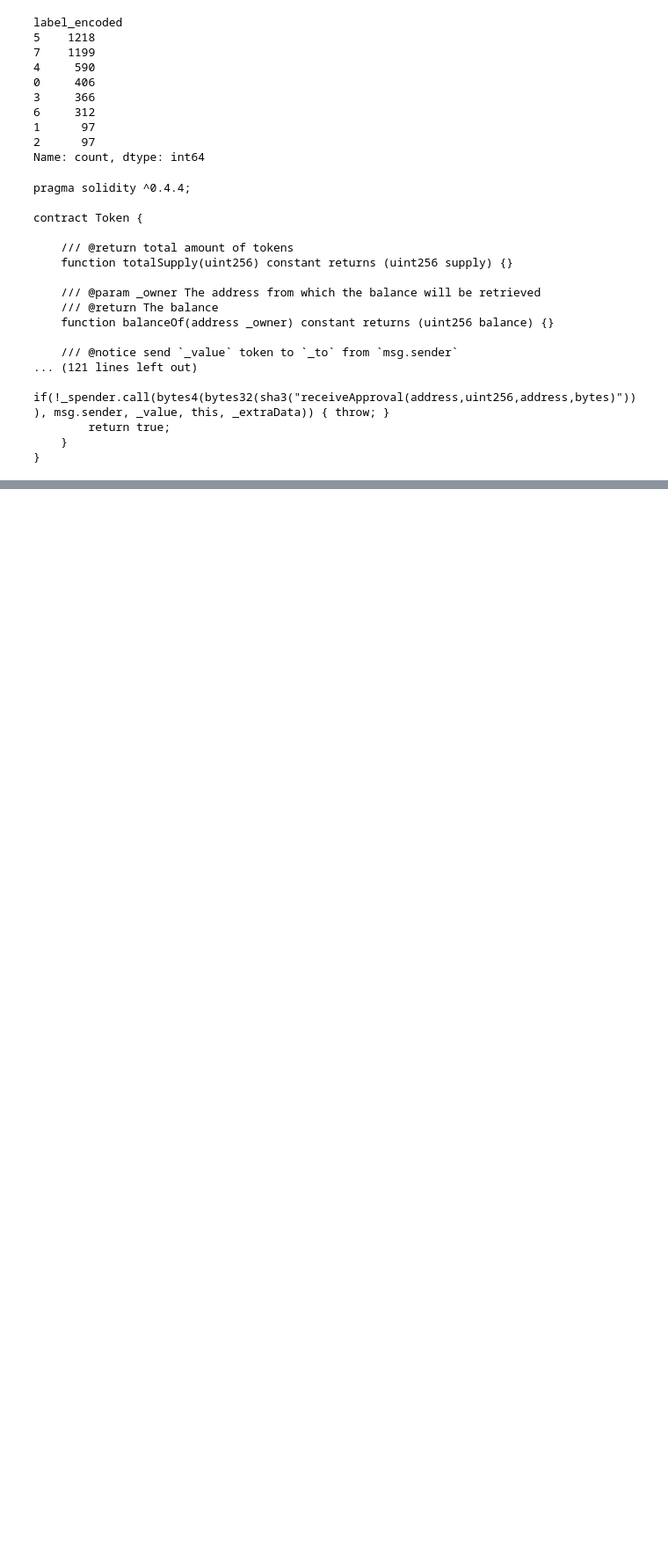
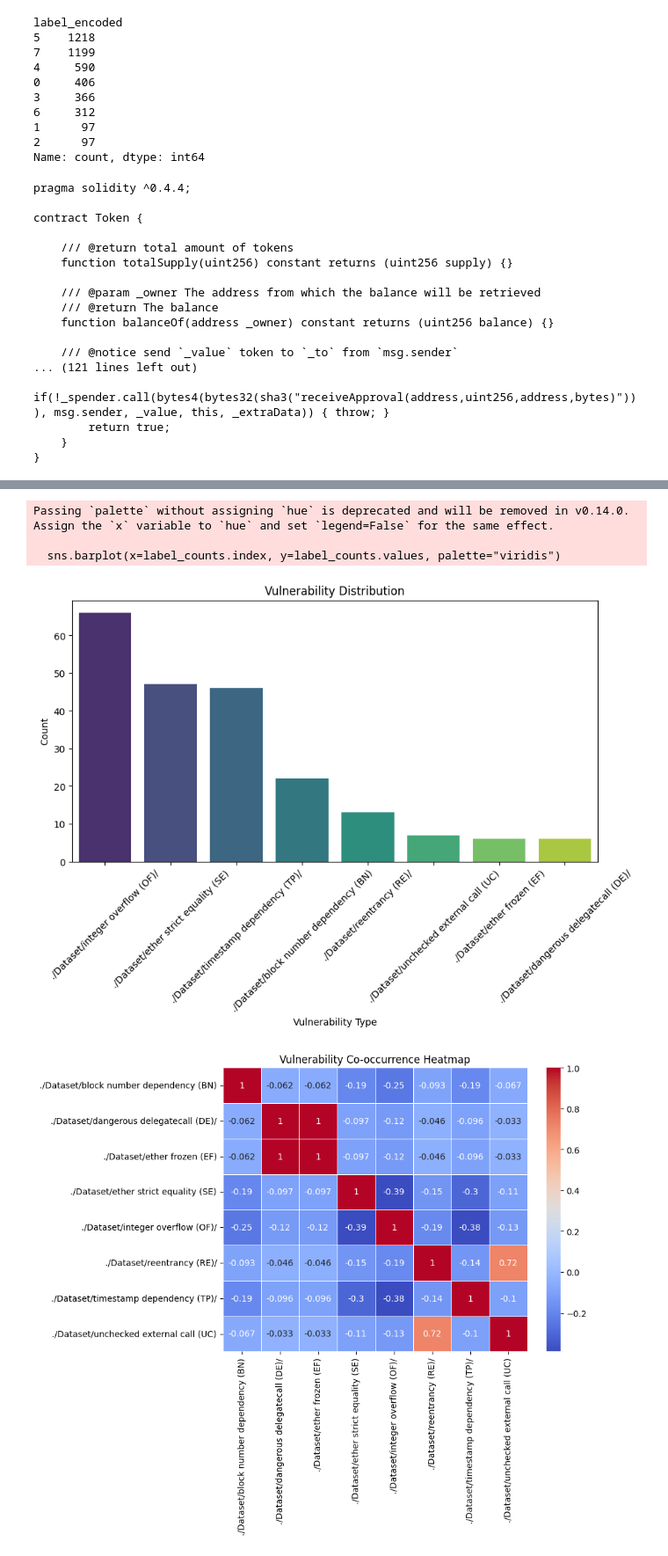
Before and after one commit to SophiaLuan-uwo/Smart_Contract_Vulnerabilities_Project, a Jupyter notebook: Smart_Contract_Vulnerabilities.ipynb, the cells around one changed output, grey strips where cells are left out. Shown at 88% size. Cells and saved outputs as stored; diff of their text form; code cells hidden in the pictures; blank space fills up the shorter version.

```diff
--- a/Smart_Contract_Vulnerabilities.ipynb
+++ b/Smart_Contract_Vulnerabilities.ipynb
@@ -77,0 +111,47 @@ contract Token {
+# %%
+import pandas as pd
+import matplotlib.pyplot as plt
+import seaborn as sns
+from wordcloud import WordCloud
+
+# Load dataset
+df = pd.read_csv("SC_Vuln_8label_Processed.csv")
+
+### === 1️⃣ Basic Dataset Information === ###
+print("📌 Dataset Overview:")
+print(df.info())   # Data types & missing values
+print("\n🔹 Missing Value Statistics:\n", df.isnull().sum())
+print("\n🔹 Total Rows in Dataset:", df.shape[0])
+
+# Check if filenames are unique
+print("\n🔹 Unique Filenames:", df["filename"].nunique())
+
+# Count label (vulnerability) distribution
+label_cols = [
+    "./Dataset/block number dependency (BN)",
+    "./Dataset/dangerous delegatecall (DE)/",
+    "./Dataset/ether frozen (EF)",
+    "./Dataset/ether strict equality (SE)",
+    "./Dataset/integer overflow (OF)/",
+    "./Dataset/reentrancy (RE)/",
+    "./Dataset/timestamp dependency (TP)/",
+    "./Dataset/unchecked external call (UC)"
+]
+label_counts = df[label_cols].sum().sort_values(ascending=False)
+print("\n🔹 Vulnerability Label Distribution:\n", label_counts)
+
+### === 2️⃣ Label Distribution Visualization === ###
+plt.figure(figsize=(10,5))
+sns.barplot(x=label_counts.index, y=label_counts.values, palette="viridis")
+plt.xticks(rotation=45)
+plt.xlabel("Vulnerability Type")
+plt.ylabel("Count")
+plt.title("Vulnerability Distribution")
+plt.show()
+
+### === 3️⃣ Co-occurrence Analysis (Heatmap) === ###
+plt.figure(figsize=(8,6))
+sns.heatmap(df[label_cols].corr(), annot=True, cmap="coolwarm", linewidths=0.5)
+plt.title("Vulnerability Co-occurrence Heatmap")
+plt.show()
+# %% [output]
@@ -78,3 +175,8 @@ contract Token {
+Passing `palette` without assigning `hue` is deprecated and will be removed in v0.14.0. Assign the `x` variable to `hue` and set `legend=False` for the same effect.
+
+  sns.barplot(x=label_counts.index, y=label_counts.values, palette="viridis")
+[figure, added]
+[figure, added]
 # %%
 # solidity_stopwords = [
 #     "pragma", "interface", "contract", "function", "event", "modifier", "library", "using",
```
Also changed, not shown: parts of 8 cells of this notebook, 2 other files.
